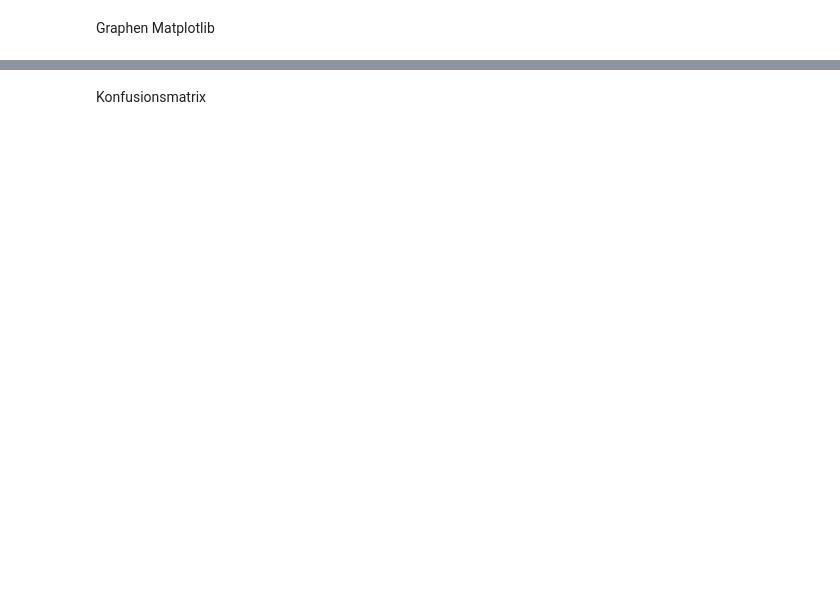
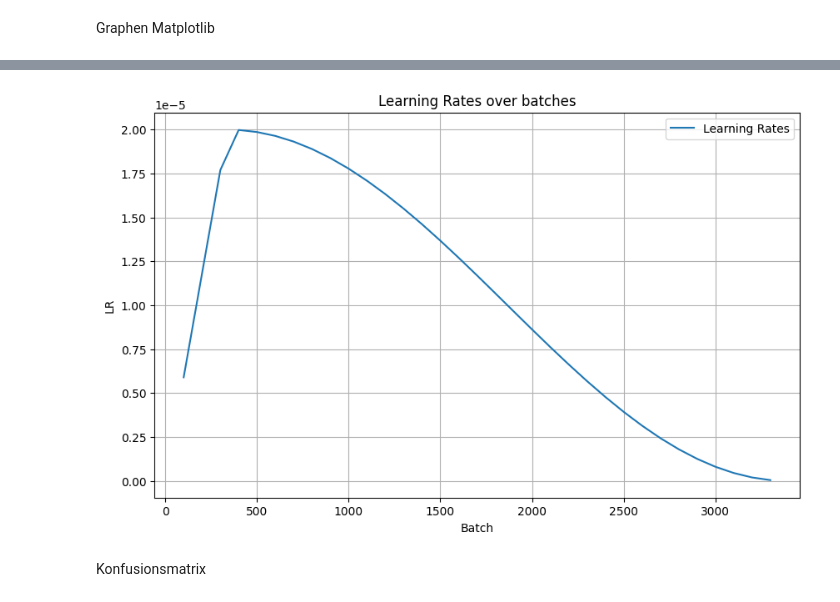
Before and after one commit to ugur-sa/Bachelorarbeit, a Jupyter notebook: model_test.ipynb, the cells around one changed output, grey strips where cells are left out. Saved outputs shown, nothing was run; the diff lists cells and outputs as text; code cells hidden in the pictures; blank space fills up the shorter version.

```diff
--- a/model_test.ipynb
+++ b/model_test.ipynb
@@ -300,3 +342,17 @@ plt.show()
+# %%
+batches = metrics['batch']
+lr = metrics['lr']
+
+plt.figure(figsize=(10, 6))
+plt.plot(batches, lr, label='Learning Rates')
+plt.title('Learning Rates over batches')
+plt.xlabel('Batch')
+plt.ylabel('LR')
+plt.grid(True)
+plt.legend()
+plt.show()
+# %% [output]
+[figure, added]
 # %% [markdown]
 Konfusionsmatrix
 # %%
```
Also changed, not shown: parts of 4 cells of this notebook, 2 other files.
